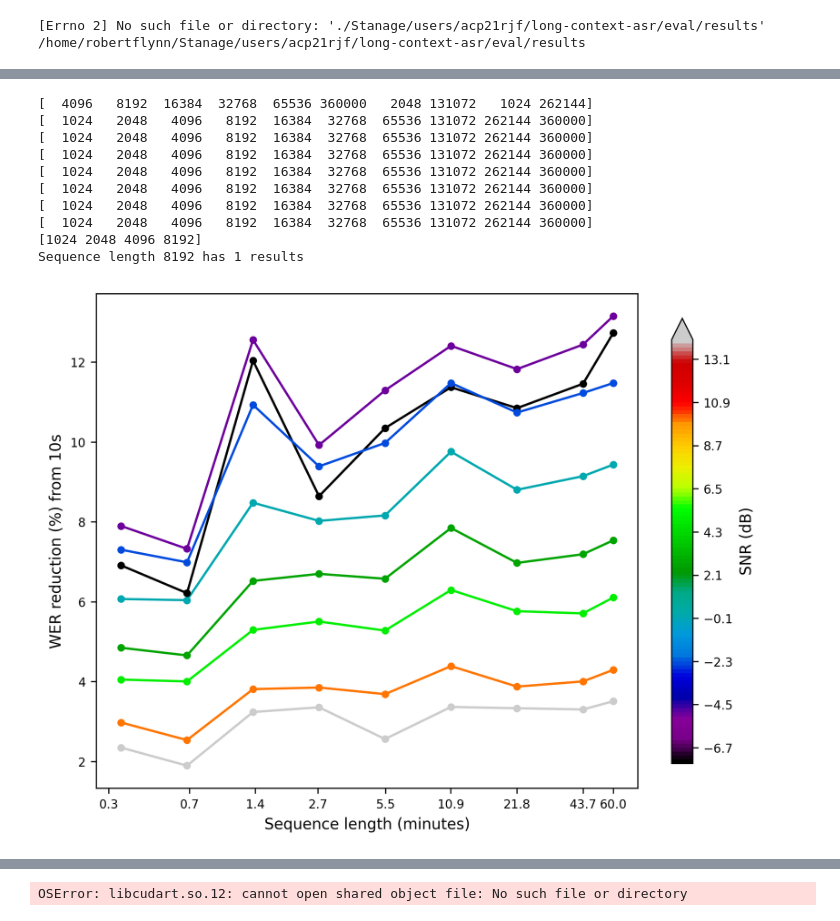
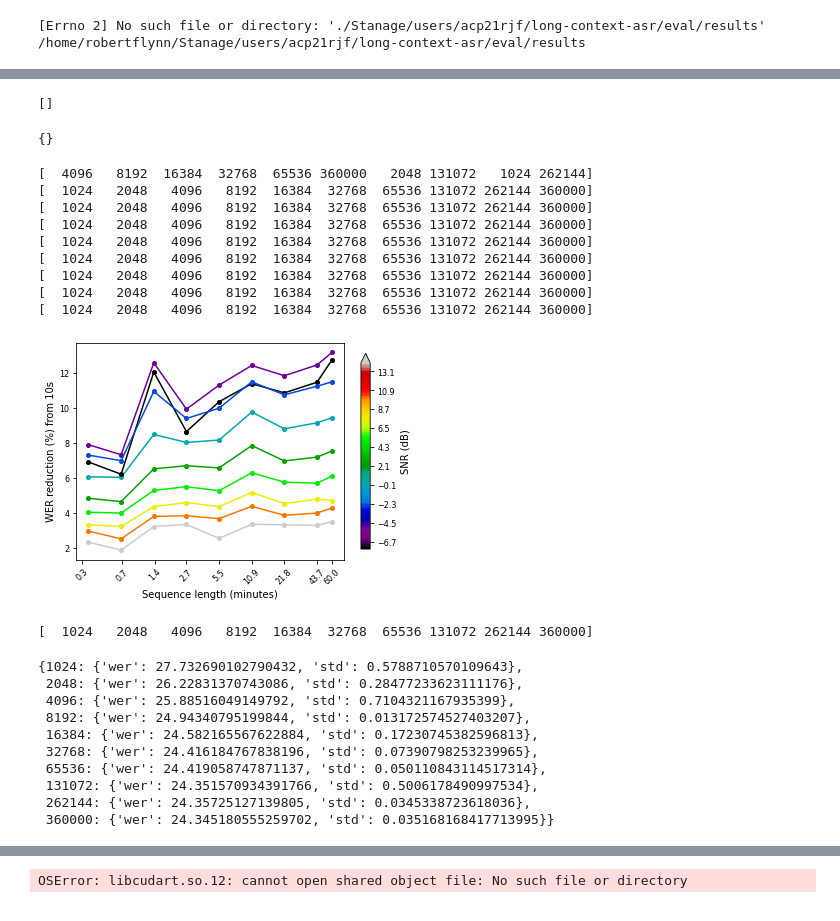
Before and after one commit to robflynnyh/long-context-asr, a Jupyter notebook: eval/results/eval.ipynb, the cells around one changed output, grey strips where cells are left out. Cells and saved outputs as stored; diff of their text form; code cells hidden in the pictures.

```diff
--- a/eval/results/eval.ipynb
+++ b/eval/results/eval.ipynb
@@ -3,7 +3,7 @@ def get_percentage_decrease_json(json, min_key=1024):
     min_val = json[min_key]['wer']
     out = {}
     for key in json:
-        if key != min_key:
+        if key > min_key:
             out[key] = (min_val - json[key]['wer']) / min_val * 100
     return out
 
@@ -30,8 +30,10 @@ def get_data(df, dataset='earnings22', split='test', return_all=False):
 import pandas as pd, matplotlib.pyplot as plt, numpy as np
 # %%
 dpi = 300
-width = 8.4
+# default
+width = 6.4
 height = 4.8
 tw = 8
+rot = 45
 # %%
 from matplotlib.pyplot import figure
@@ -246,9 +254,14 @@ data6
+# %%
+get_data(csv5, dataset='rev16_background_noise', return_all=True)
+# %% [output]
+[]
+{}
 # %%
 import matplotlib
 from matplotlib.cm import ScalarMappable
 from matplotlib.colors import BoundaryNorm, LinearSegmentedColormap
 import math
-figure(figsize=(8, 6), dpi=dpi)
+#figure(figsize=(8, 6), dpi=dpi)
 csv1 = pd.read_csv('evals_rb.csv', sep=','  )
 csv2 = pd.read_csv('evals_rb_rev16_bnoise.csv', sep=','  )
 csv3 = pd.read_csv('evals_rb_rev16_bnoise_m5_SNR.csv', sep=','  )
@@ -258,6 +271,8 @@ csv6 = pd.read_csv('evals_rb_rev16_bnoise_10_SNR.csv', sep=',')
 csv7 = pd.read_csv('evals_rb_rev16_bnoise_2p5_SNR.csv', sep=',')
 csv8 = pd.read_csv('evals_rb_rev16_bnoise_m2p5_SNR.csv', sep=',')
 csv9 = pd.read_csv('evals_rb_rev16_bnoise_7p5_SNR.csv', sep=',')
+#csv10 = pd.read_csv("evals_rb_rev16_80s_m5snr.csv")
+
 
 data1 = get_data(csv1, dataset='rev16')
 data2 = get_data(csv2, dataset='rev16_background_noise')
@@ -269,17 +284,19 @@ data7 = get_data(csv7, dataset='rev16_background_noise')
 data8 = get_data(csv8, dataset='rev16_background_noise')
 data9 = get_data(csv9, dataset='rev16_background_noise')
 
-pdecrease1 = get_percentage_decrease_json(data1)
-pdecrease2 = get_percentage_decrease_json(data2)
-pdecrease3 = get_percentage_decrease_json(data3)
-pdecrease4 = get_percentage_decrease_json(data4)
-pdecrease5 = get_percentage_decrease_json(data5)
-pdecrease6 = get_percentage_decrease_json(data6)
-pdecrease7 = get_percentage_decrease_json(data7)
-pdecrease8 = get_percentage_decrease_json(data8)
-pdecrease9 = get_percentage_decrease_json(data9)
+minkey = 1024
+pdecrease1 = get_percentage_decrease_json(data1, min_key=minkey)
+pdecrease2 = get_percentage_decrease_json(data2, min_key=minkey)
+pdecrease3 = get_percentage_decrease_json(data3, min_key=minkey)
+pdecrease4 = get_percentage_decrease_json(data4, min_key=minkey)
+pdecrease5 = get_percentage_decrease_json(data5, min_key=minkey)
+pdecrease6 = get_percentage_decrease_json(data6, min_key=minkey)
+pdecrease7 = get_percentage_decrease_json(data7, min_key=minkey)
+pdecrease8 = get_percentage_decrease_json(data8, min_key=minkey)
+pdecrease9 = get_percentage_decrease_json(data9, min_key=minkey)
 
-snrs = [99999999999, 0, -5, 5, -7.5, 10, 2.5, -2.5]
+
+snrs = [99999999999, 0, -5, 5, -7.5, 10, 2.5, -2.5, 7.5, -5]
 step = 2
 snrs = [int(el*10) for el in snrs]
 param_min, param_max = min(snrs), 140
@@ -298,36 +315,51 @@ plt.plot([el/100/60 for el in sorted(list(pdecrease3.keys()))], [pdecrease3[el]
 plt.plot([el/100/60 for el in sorted(list(pdecrease4.keys()))], [pdecrease4[el] for el in sorted(list(pdecrease4.keys()))], label='Background noise, 5 SNR', marker='o', markersize=4, color=colors[3])
 plt.plot([el/100/60 for el in sorted(list(pdecrease5.keys()))], [pdecrease5[el] for el in sorted(list(pdecrease5.keys()))], label='Background noise, -7.5 SNR', marker='o', markersize=4, color=colors[4])
 plt.plot([el/100/60 for el in sorted(list(pdecrease6.keys()))], [pdecrease6[el] for el in sorted(list(pdecrease6.keys()))], label='Background noise, 10 SNR', marker='o', markersize=4, color=colors[5])
 plt.plot([el/100/60 for el in sorted(list(pdecrease7.keys()))], [pdecrease7[el] for el in sorted(list(pdecrease7.keys()))], label='Background noise, 2.5 SNR', marker='o', markersize=4, color=colors[6])
 plt.plot([el/100/60 for el in sorted(list(pdecrease8.keys()))], [pdecrease8[el] for el in sorted(list(pdecrease8.keys()))], label='Background noise, -2.5 SNR', marker='o', markersize=4, color=colors[7])
+plt.plot([el/100/60 for el in sorted(list(pdecrease9.keys()))], [pdecrease9[el] for el in sorted(list(pdecrease9.keys()))], label='Background noise, 7.5 SNR', marker='o', markersize=4, color=colors[8])
 
 ax=plt.gca()
 ax.set_xscale('log', basex=2)
 ax.set_xticks([round(el/100/60, 1) for el in sorted(pdecrease1.keys())])
 ax.get_xaxis().set_major_formatter(matplotlib.ticker.ScalarFormatter())
+plt.xticks(rotation=rot)
 
 plt.rc('xtick', labelsize=tw)
 plt.rc('ytick', labelsize=tw)
 
 cb = plt.colorbar(ScalarMappable(norm, cm),shrink=0.9, extend='max')
 cb.set_label('SNR (dB)')
 #plt.legend(loc='upper center', bbox_to_anchor=(0.5, 1.2), ncol=3, fancybox=True, shadow=True)
 plt.xlabel('Sequence length (minutes)')
 plt.ylabel('WER reduction (%) from 10s')
 plt.savefig('werr_rev16_bnoise.pdf', bbox_inches='tight')
 plt.show()
 # %% [output]
 [  4096   8192  16384  32768  65536 360000   2048 131072   1024 262144]
 [  1024   2048   4096   8192  16384  32768  65536 131072 262144 360000]
 [  1024   2048   4096   8192  16384  32768  65536 131072 262144 360000]
 [  1024   2048   4096   8192  16384  32768  65536 131072 262144 360000]
 [  1024   2048   4096   8192  16384  32768  65536 131072 262144 360000]
 [  1024   2048   4096   8192  16384  32768  65536 131072 262144 360000]
 [  1024   2048   4096   8192  16384  32768  65536 131072 262144 360000]
 [  1024   2048   4096   8192  16384  32768  65536 131072 262144 360000]
-[1024 2048 4096 8192]
-Sequence length 8192 has 1 results
+[  1024   2048   4096   8192  16384  32768  65536 131072 262144 360000]
-[figure, old version]
+[figure, new version]
+# %%
+get_data(csv1, dataset=dataset, split='test', return_all=False)
+# %% [output]
+[  1024   2048   4096   8192  16384  32768  65536 131072 262144 360000]
+{1024: {'wer': 27.732690102790432, 'std': 0.5788710570109643},
+ 2048: {'wer': 26.22831370743086, 'std': 0.28477233623111176},
+ 4096: {'wer': 25.88516049149792, 'std': 0.7104321167935399},
+ 8192: {'wer': 24.94340795199844, 'std': 0.013172574527403207},
+ 16384: {'wer': 24.582165567622884, 'std': 0.17230745382596813},
+ 32768: {'wer': 24.416184767838196, 'std': 0.07390798253239965},
+ 65536: {'wer': 24.419058747871137, 'std': 0.050110843114517314},
+ 131072: {'wer': 24.351570934391766, 'std': 0.5006178490997534},
+ 262144: {'wer': 24.35725127139805, 'std': 0.0345338723618036},
+ 360000: {'wer': 24.345180555259702, 'std': 0.035168168417713995}}
 # %%
 import matplotlib.ticker as mticker
 import matplotlib
```
Also changed, not shown: parts of 41 cells of this notebook, 33 other files.
